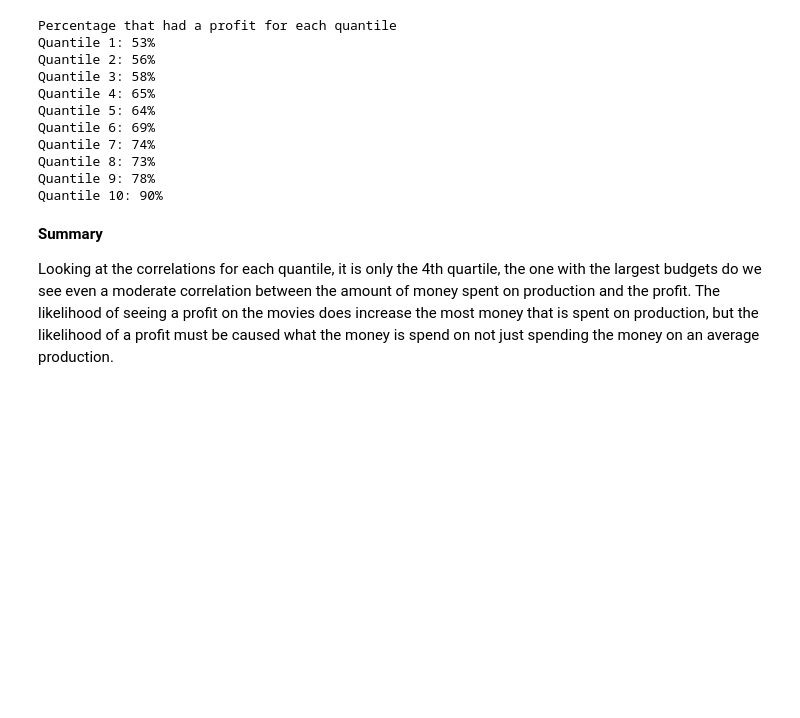
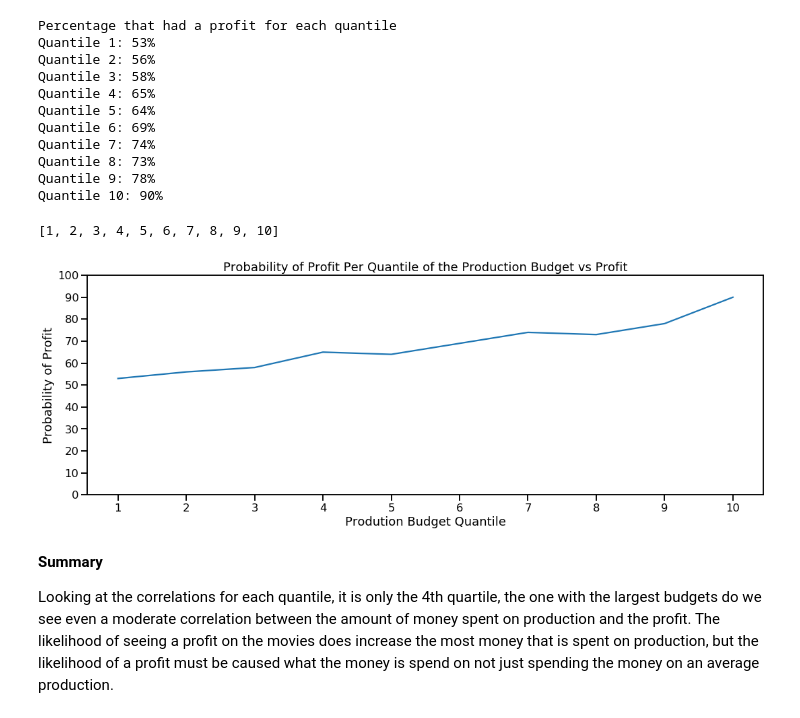
Before and after one commit to merb92/movie-industry-eda, a Jupyter notebook: index.ipynb, the cells around one changed output. Drawn from its saved outputs; the diff is of its cells as text; code cells hidden in the pictures; blank space fills up the shorter version.

```diff
--- a/index.ipynb
+++ b/index.ipynb
@@ -1436,11 +1454,18 @@ Quantile 9: 0.04
 Quantile 10: 0.45
 # %%
 # get the percentage that made money for each quantile
+
+quantile_profit_list = []
+quantile_list = []
+
 print('Percentage that had a profit for each quantile')
 for q, data in enumerate(quantiles):
     size_of_quantile = len(data)
     num_with_profit = len(data[data['real_profit'] > 0])
-    print(f'Quantile {q + 1}: {round(num_with_profit / size_of_quantile * 100)}%')
+    prob_for_quantile = round(num_with_profit / size_of_quantile * 100)
+    quantile_profit_list.append(prob_for_quantile)
+    quantile_list.append(q+1)
+    print(f'Quantile {q + 1}: {prob_for_quantile}%')
 # %% [output]
 Percentage that had a profit for each quantile
 Quantile 1: 53%
@@ -1453,6 +1478,26 @@ Quantile 7: 74%
 Quantile 8: 73%
 Quantile 9: 78%
 Quantile 10: 90%
+# %%
+quantile_list
+# %% [output]
+[1, 2, 3, 4, 5, 6, 7, 8, 9, 10]
+# %%
+sns.set_context('talk')
+fig = plt.figure(figsize=(18,6))
+rpb_vs_rp = sns.lineplot(x=quantile_list, y=quantile_profit_list)
+
+ax = fig.axes[0]
+
+ax.xaxis.set_label_text('Prodution Budget Quantile')
+ax.xaxis.set_ticks(range(1, 11, 1))
+ax.yaxis.set_label_text('Probability of Profit')
+ax.yaxis.set_ticks(range(0, 110, 10))
+ax.set_title('Probability of Profit Per Quantile of the Production Budget vs Profit')
+
+plt.show()
+# %% [output]
+[figure, added]
 # %% [markdown]
 **Summary**
 
```
Also changed, not shown: parts of 10 cells of this notebook.
